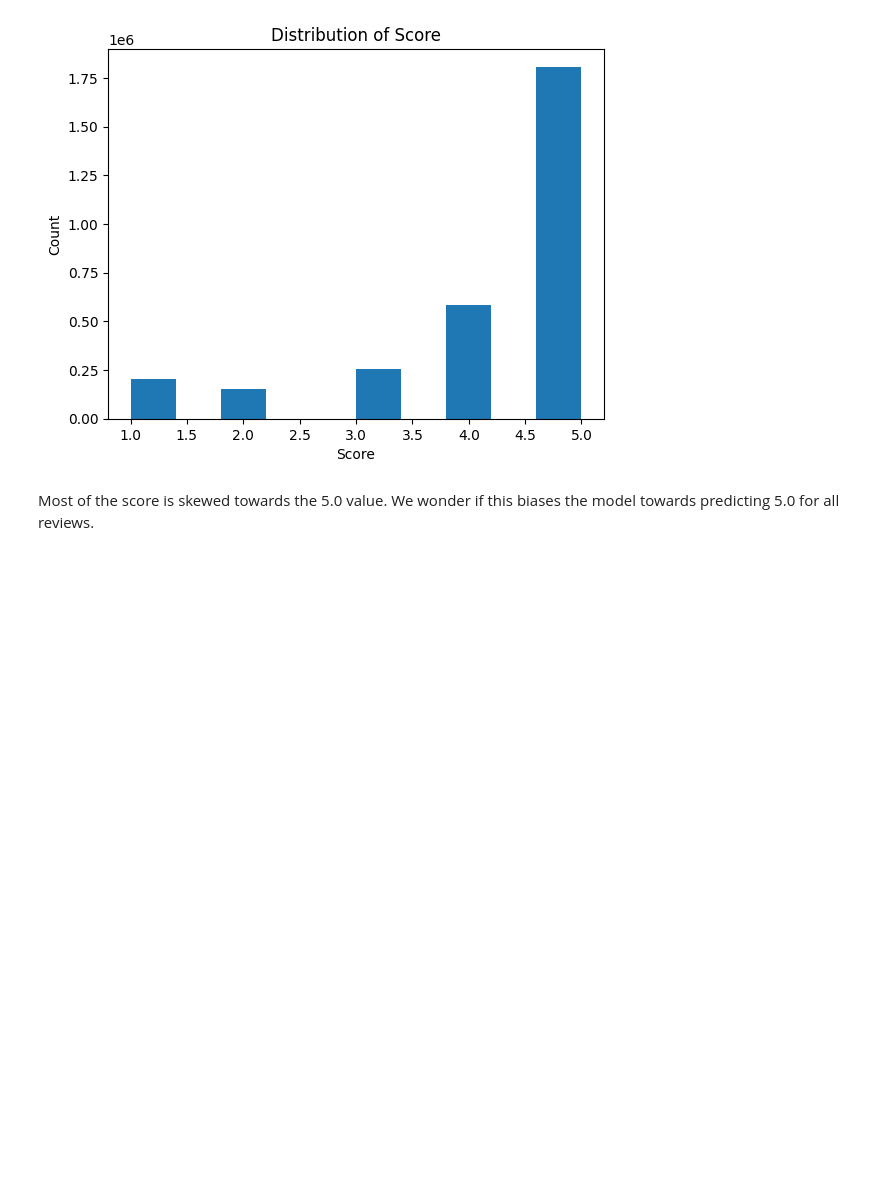
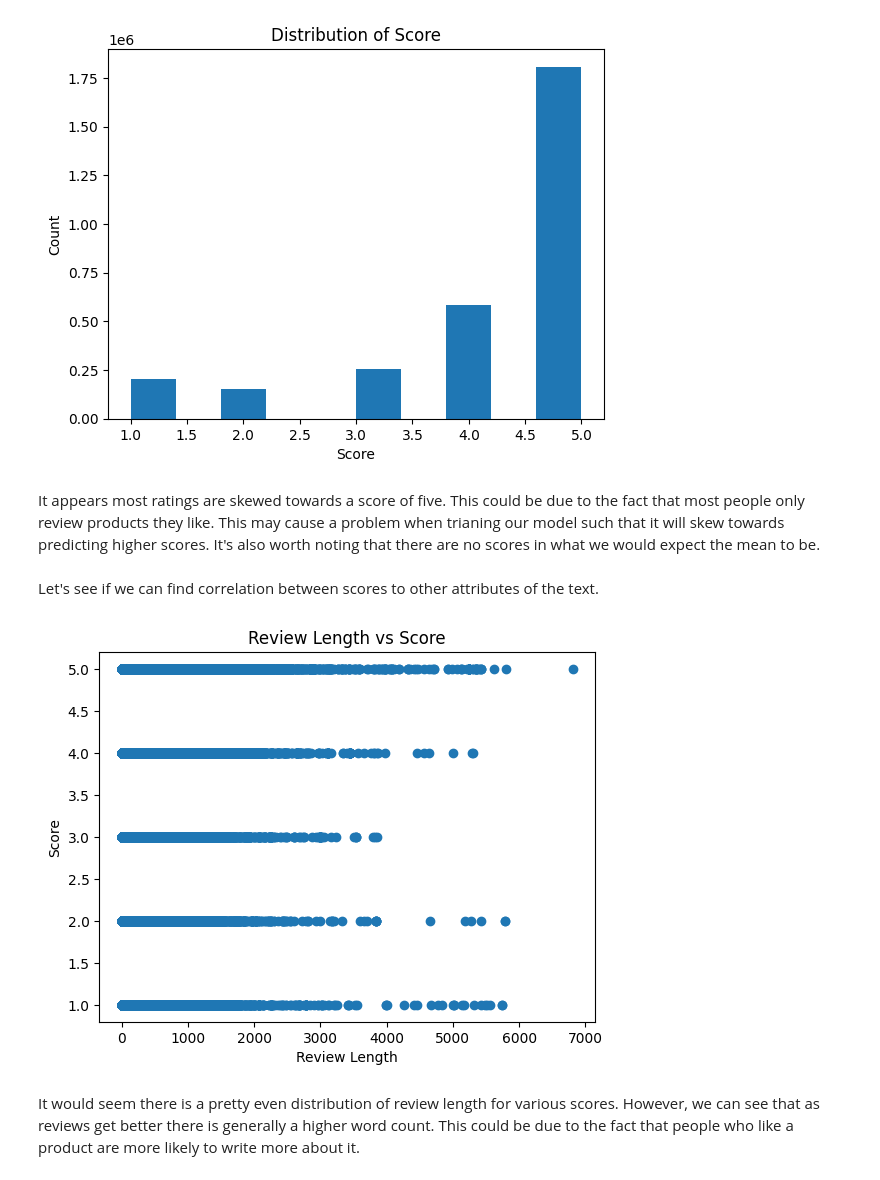
Before and after one commit to dcmaglione/cs505-final-project, a Jupyter notebook: exploration.ipynb, the cells around one changed output. Cells and saved outputs as stored; diff of their text form; code cells hidden in the pictures; blank space fills up the shorter version.

```diff
--- a/exploration.ipynb
+++ b/exploration.ipynb
@@ -26,5 +26,20 @@ plt.ylabel('Count')
 plt.show()
 # %% [output]
 [figure]
-# %% [markdown]
-Most of the score is skewed towards the 5.0 value. We wonder if this biases the model towards predicting 5.0 for all reviews.
+# %% [markdown]
+It appears most ratings are skewed towards a score of five. This could be due to the fact that most people only review products they like. This may cause a problem when trianing our model such that it will skew towards predicting higher scores. It's also worth noting that there are no scores in what we would expect the mean to be.
+# %% [markdown]
+Let's see if we can find correlation between scores to other attributes of the text.
+# %%
+df['review/word_count'] = df['review/text'].str.split().str.len()
+df.head()
+
+plt.scatter(df['review/word_count'], df['review/score'])
+plt.title('Review Length vs Score')
+plt.xlabel('Review Length')
+plt.ylabel('Score')
+plt.show()
+# %% [output]
+[figure, added]
+# %% [markdown]
+It would seem there is a pretty even distribution of review length for various scores. However, we can see that as reviews get better there is generally a higher word count. This could be due to the fact that people who like a product are more likely to write more about it.
```
Also changed, not shown: parts of 5 cells of this notebook.
